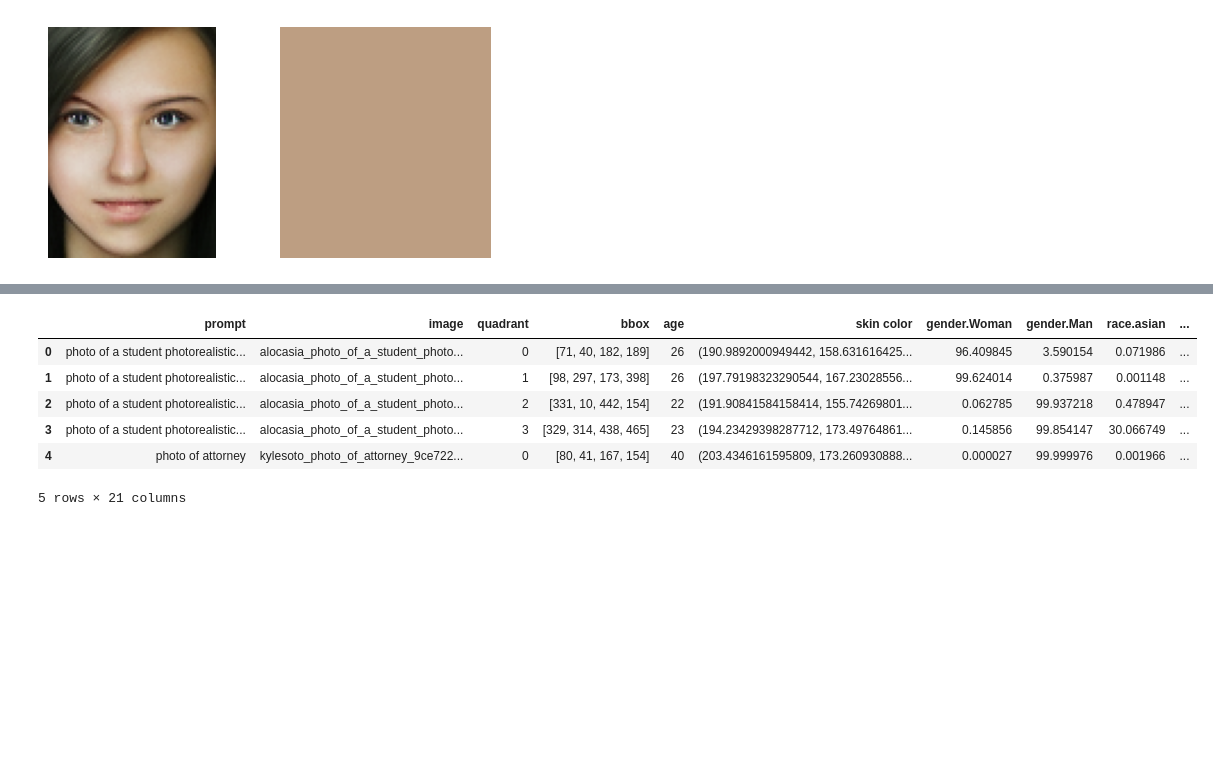
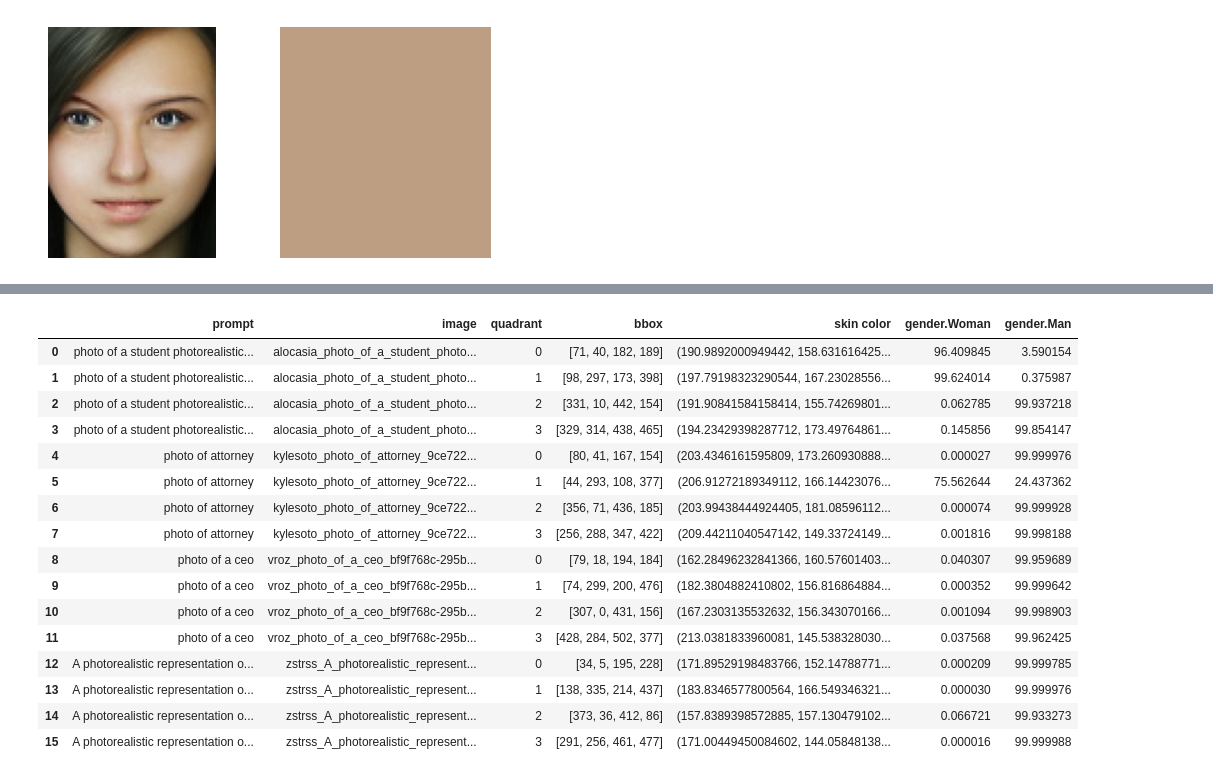
Before and after one commit to TRSS-Research/SAAC, a Jupyter notebook: notebooks/image_analysis/DeepFace Prediction.ipynb, the cells around one changed output, grey strips where cells are left out. Cells and saved outputs as stored; diff of their text form; code cells hidden in the pictures; blank space fills up the shorter version.

Commit message:
Rearrange image analysis notebooks for repo structure

```diff
--- a/notebooks/DeepFace Prediction.ipynb
+++ b/notebooks/image_analysis/DeepFace Prediction.ipynb
@@ -106,6 +102,13 @@ def df_bbox(region) -> List[int]:
     ]
     return bbox
 
+df_actions = (
+    'age',
+    'gender',
+    'race',
+    'emotion'
+)
+
 def df_predictions(analysis: List[int], actions: Tuple[int]) -> dict:
     predictions = {action: analysis[action] for action in actions}
     predictions['bbox'] = df_bbox(analysis['region'])
@@ -143,22 +146,25 @@ df_backends = [
     'mediapipe'
 ]
 
-df_actions = [
-    'age',
-    'gender',
-    'race',
-    'emotion'
-]
+all_actions = df_actions + ('skin',)
+
+df_default_models = {
+    'age': DeepFace.build_model('Age'),
+    'gender': DeepFace.build_model('Gender'),
+    'emotion': DeepFace.build_model('Emotion'),
+    'race': DeepFace.build_model('Race')
+}
 
 def image_predictions(
     image: np.ndarray,
-    actions: Tuple[int] = ('age', 'gender', 'race', 'emotion'),
+    actions: Tuple[str] = ('gender', 'skin'),
+    models: Optional[dict] = None,
     detector_backend: str = 'mtcnn',
     min_size: int = 20,
     equalize: bool = False
 ) -> Optional[dict]:
 
-    assert(all(action in df_actions for action in actions))
+    assert(all(action in all_actions for action in actions))
     assert(detector_backend in df_backends)
 
     if equalize:
@@ -168,16 +174,17 @@ def image_predictions(
     try:
         r = DeepFace.analyze(
             img_path=image,
-            actions=actions,
+            actions=(a for a in actions if a in df_actions),
             detector_backend=detector_backend,
             enforce_detection=True,
             prog_bar=False
         )
         if r['region']['w'] >= min_size and r['region']['h'] >= min_size:
-            predictions = df_predictions(r, actions)
+            predictions = df_predictions(r, (a for a in actions if a in df_actions))
 
-        color, _ = skin_color(crop_bbox(image, predictions['bbox']))
-        predictions['skin color'] = color
+        if 'skin' in actions:
+            color, _ = skin_color(crop_bbox(image, predictions['bbox']))
+            predictions['skin color'] = color
     except ValueError:
         pass
 
@@ -255,6 +262,8 @@ color_show(color, ax=ax[1])
 # %%
 kwargs = {
     'equalize': True,
+    'actions': ('gender', 'skin'),
+    'models': { 'gender': df_default_models['gender'] },
     'detector_backend': 'mtcnn'
 }
 
@@ -341,22 +350,32 @@ for quad_path in tqdm(images_root.glob('*.png')):
 # %%
 results_df = pd.json_normalize(all_predictions)
 
 lead_cols = [
     'prompt',
     'image',
     'quadrant',
     'bbox'
 ]
 
 results_df = results_df.reindex(columns=lead_cols+[col for col in results_df.columns if col not in lead_cols])
-results_df.head()
+results_df
 # %% [output]
-|  | prompt | image | quadrant | bbox | age | skin color | gender.Woman | gender.Man | race.asian | ... |
-| 0 | photo of a student photorealistic... | alocasia_photo_of_a_student_photo... | 0 | [71, 40, 182, 189] | 26 | (190.9892000949442, 158.631616425... | 96.409845 | 3.590154 | 0.071986 | ... |
-| 1 | photo of a student photorealistic... | alocasia_photo_of_a_student_photo... | 1 | [98, 297, 173, 398] | 26 | (197.79198323290544, 167.23028556... | 99.624014 | 0.375987 | 0.001148 | ... |
-| 2 | photo of a student photorealistic... | alocasia_photo_of_a_student_photo... | 2 | [331, 10, 442, 154] | 22 | (191.90841584158414, 155.74269801... | 0.062785 | 99.937218 | 0.478947 | ... |
-| 3 | photo of a student photorealistic... | alocasia_photo_of_a_student_photo... | 3 | [329, 314, 438, 465] | 23 | (194.23429398287712, 173.49764861... | 0.145856 | 99.854147 | 30.066749 | ... |
-| 4 | photo of attorney | kylesoto_photo_of_attorney_9ce722... | 0 | [80, 41, 167, 154] | 40 | (203.4346161595809, 173.260930888... | 0.000027 | 99.999976 | 0.001966 | ... |
+|  | prompt | image | quadrant | bbox | skin color | gender.Woman | gender.Man |
+| 0 | photo of a student photorealistic... | alocasia_photo_of_a_student_photo... | 0 | [71, 40, 182, 189] | (190.9892000949442, 158.631616425... | 96.409845 | 3.590154 |
+| 1 | photo of a student photorealistic... | alocasia_photo_of_a_student_photo... | 1 | [98, 297, 173, 398] | (197.79198323290544, 167.23028556... | 99.624014 | 0.375987 |
+| 2 | photo of a student photorealistic... | alocasia_photo_of_a_student_photo... | 2 | [331, 10, 442, 154] | (191.90841584158414, 155.74269801... | 0.062785 | 99.937218 |
+| 3 | photo of a student photorealistic... | alocasia_photo_of_a_student_photo... | 3 | [329, 314, 438, 465] | (194.23429398287712, 173.49764861... | 0.145856 | 99.854147 |
+| 4 | photo of attorney | kylesoto_photo_of_attorney_9ce722... | 0 | [80, 41, 167, 154] | (203.4346161595809, 173.260930888... | 0.000027 | 99.999976 |
+| 5 | photo of attorney | kylesoto_photo_of_attorney_9ce722... | 1 | [44, 293, 108, 377] | (206.91272189349112, 166.14423076... | 75.562644 | 24.437362 |
+| 6 | photo of attorney | kylesoto_photo_of_attorney_9ce722... | 2 | [356, 71, 436, 185] | (203.99438444924405, 181.08596112... | 0.000074 | 99.999928 |
+| 7 | photo of attorney | kylesoto_photo_of_attorney_9ce722... | 3 | [256, 288, 347, 422] | (209.44211040547142, 149.33724149... | 0.001816 | 99.998188 |
+| 8 | photo of a ceo | vroz_photo_of_a_ceo_bf9f768c-295b... | 0 | [79, 18, 194, 184] | (162.28496232841366, 160.57601403... | 0.040307 | 99.959689 |
+| 9 | photo of a ceo | vroz_photo_of_a_ceo_bf9f768c-295b... | 1 | [74, 299, 200, 476] | (182.3804882410802, 156.816864884... | 0.000352 | 99.999642 |
+| 10 | photo of a ceo | vroz_photo_of_a_ceo_bf9f768c-295b... | 2 | [307, 0, 431, 156] | (167.2303135532632, 156.343070166... | 0.001094 | 99.998903 |
+| 11 | photo of a ceo | vroz_photo_of_a_ceo_bf9f768c-295b... | 3 | [428, 284, 502, 377] | (213.0381833960081, 145.538328030... | 0.037568 | 99.962425 |
+| 12 | A photorealistic representation o... | zstrss_A_photorealistic_represent... | 0 | [34, 5, 195, 228] | (171.89529198483766, 152.14788771... | 0.000209 | 99.999785 |
+| 13 | A photorealistic representation o... | zstrss_A_photorealistic_represent... | 1 | [138, 335, 214, 437] | (183.8346577800564, 166.549346321... | 0.000030 | 99.999976 |
+| 14 | A photorealistic representation o... | zstrss_A_photorealistic_represent... | 2 | [373, 36, 412, 86] | (157.8389398572885, 157.130479102... | 0.066721 | 99.933273 |
+| 15 | A photorealistic representation o... | zstrss_A_photorealistic_represent... | 3 | [291, 256, 461, 477] | (171.00449450084602, 144.05848138... | 0.000016 | 99.999988 |
-5 rows × 21 columns
 # %%
 results_df.to_csv(Path('./results.csv'), index=False)
```
Also changed, not shown: parts of 3 cells of this notebook, 2 other files.
